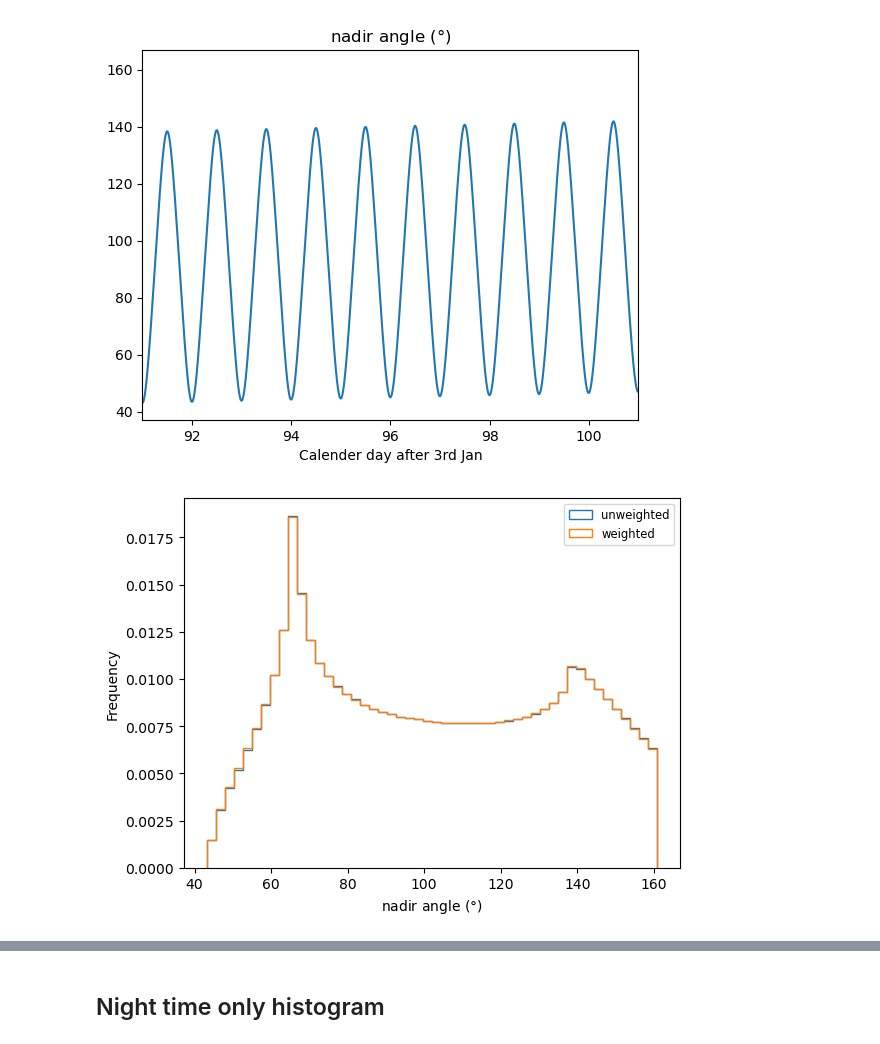
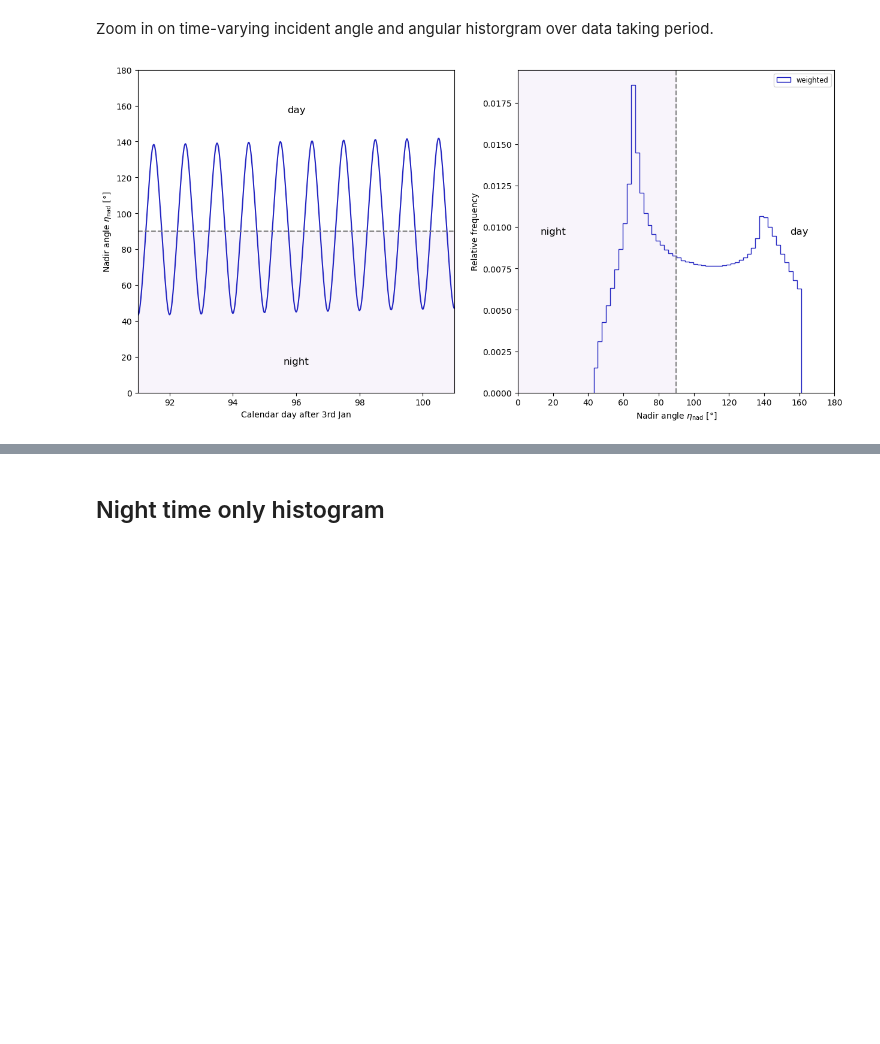
Before and after one commit to SNuDD/SNuDD, a Jupyter notebook: notebooks/earth_motion.ipynb, the cells around one changed output, grey strips where cells are left out. Drawn from its saved outputs; the diff is of its cells as text; code cells hidden in the pictures; blank space fills up the shorter version.

```diff
--- a/notebooks/earth_motion.ipynb
+++ b/notebooks/earth_motion.ipynb
@@ -58,34 +67,43 @@ if True:
+# %% [markdown]
+Zoom in on time-varying incident angle and angular historgram over data taking period.
 # %%
-# Calculate nadir cnadirs in data taking period
-times, nads = GranSasso.nadir_cnadirs()
+# Calculate nadir angles in data taking period
+times, nads = GranSasso.nadir_angles()
 nads *= 180 / np.pi    # convert angles to degrees
 
 
 
 # Plot nadir angle as a function of time
-f = plt.figure()
-# f.set_figheight(15)
-plt.plot(times, nads)
-plt.xlabel("Calender day after 3rd Jan")
-plt.title(r'nadir angle ($\degree$)')
-plt.xlim(t0,t0+10)
-# plt.subplots_adjust(wspace=None, hspace=0.5)
-plt.show()
+fig, ax = plt.subplots(1, 2, figsize=(15, 7))
+ax[0].plot(times, nads, color='#2123C1')
+ax[0].axhline(90, ls='--', color='gray')
+ax[0].axhspan(0, 90, color='#792BB1', alpha=0.05)
+ax[0].set_ylim(0, 180)
+ax[0].text(t0+5, 160, 'day', ha='center', va='top', size='large')
+ax[0].text(t0+5, 20, 'night', ha='center', va='top', size='large')
+ax[0].set_xlabel("Calendar day after 3rd Jan")
+ax[0].set_ylabel(r'Nadir angle $\eta_{\rm nad}\ [\degree]$')
+ax[0].set_xlim(t0,t0+10)
+# ax[0].set_xlim(t0,t0+T)
 
 
-# bin the nadir angles
-ax = plt.hist(nads, density=True, bins=50, histtype='step', ls='--', label='unweighted')  # density=False would make counts
-plt.hist(nads, weights=1/np.pow(dist,2), density=True, bins=50, histtype='step', label='weighted')  # density=False would make counts
-plt.ylabel('Frequency')
-plt.xlabel(r'nadir angle ($\degree$)')
-plt.legend(fontsize='small')
-# plt.text(min(nads)*0.9, 0.55, r'lat = %s$^\degree$'%latitude, ha='center', va='top')
+
+# Bin the nadir angles and weight by the inverse square of the Earth-Sun distance to account for the variation in solar flux.
+# ax[1].hist(nads, density=True, bins=50, histtype='step', ls='--', label='unweighted')                 # density=False creates absolute counts
+ax[1].hist(nads, weights=1/np.pow(dist,2), density=True, bins=50, histtype='step', label='weighted', color='#2123C1')  # density=False would make counts
+ax[1].axvline(90, ls='--', color='gray')
+ax[1].axvspan(0, 90, color='#792BB1', alpha=0.05)
+ax[1].text(20, 0.01, 'night', ha='center', va='top', size='large')
+ax[1].text(160, 0.01, 'day', ha='center', va='top', size='large')
+ax[1].set_xlim(0, 180)
+ax[1].set_ylabel('Relative frequency')
+ax[1].set_xlabel(r'Nadir angle $\eta_{\rm nad}\ [\degree]$')
+ax[1].legend(fontsize='small')
 plt.show()
 
 
 cnadirs, weights = GranSasso.cnadir_hist(bins=50)
-print(cnadirs, weights)
-print("Sum of weights (data taking flux/average flux):", sum(weights))
+# print(cnadirs, weights)
+print("Sum of weights (data taking flux/average annual flux):", sum(weights))
 # %% [output]
-[figure, old version]
+[figure, new version]
-[figure, removed]
```
Also changed, not shown: parts of 8 cells of this notebook, 1 other file.
